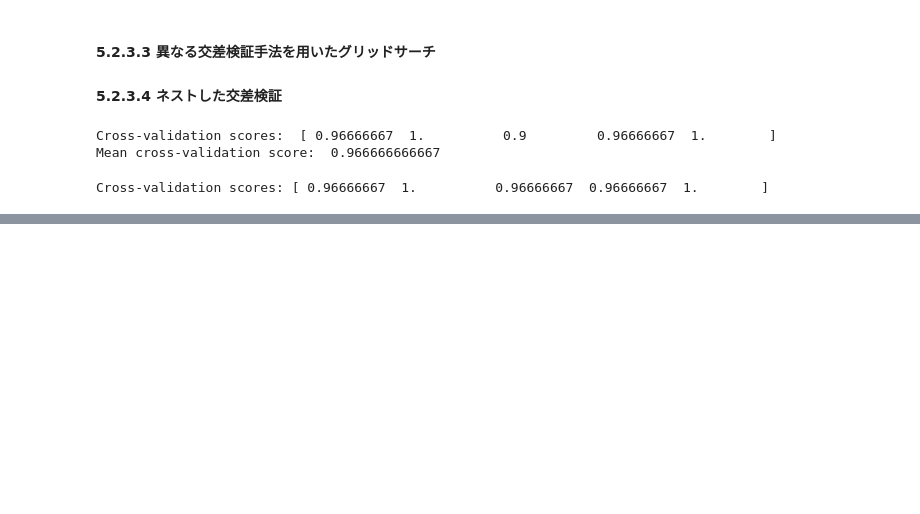
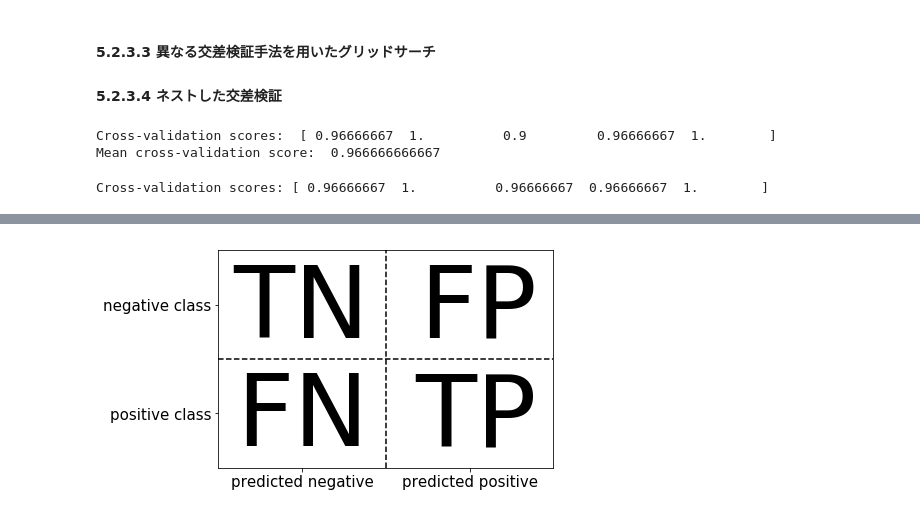
Before and after one commit to nownabe/machine-learning-study, a Jupyter notebook: 04-Introduction-to-Machine-Learning-with-Python/nownabe/chapter05.ipynb, the cells around one changed output, grey strips where cells are left out. Saved outputs shown, nothing was run; the diff lists cells and outputs as text; code cells hidden in the pictures; blank space fills up the shorter version.

```diff
--- a/04-Introduction-to-Machine-Learning-with-Python/nownabe/chapter05.ipynb
+++ b/04-Introduction-to-Machine-Learning-with-Python/nownabe/chapter05.ipynb
@@ -392,0 +457,4 @@ Cross-validation scores: [ 0.96666667  1.          0.96666667  0.96666667  1.
+# %%
+mglearn.plots.plot_binary_confusion_matrix()
+# %% [output]
+[figure, added]
```
Also changed, not shown: parts of 24 cells of this notebook.
